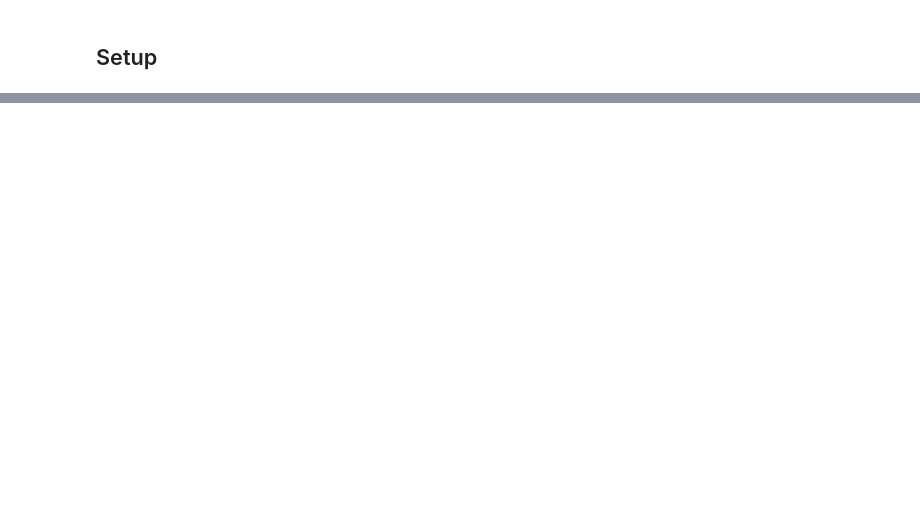
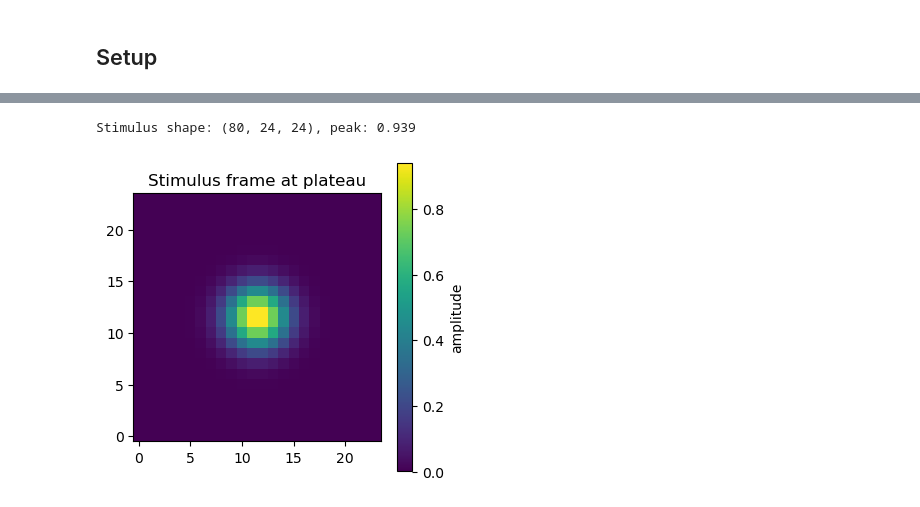
Before and after one commit to benefron/sensoryforge, a Jupyter notebook: examples/notebooks/01_quickstart.ipynb, the cells around one changed output, grey strips where cells are left out. Drawn from its saved outputs; the diff is of its cells as text; code cells hidden in the pictures; blank space fills up the shorter version.

```diff
--- a/examples/notebooks/01_quickstart.ipynb
+++ b/examples/notebooks/01_quickstart.ipynb
@@ -184,0 +93,29 @@ You've completed a basic SensoryForge encoding pipeline:
+# %%
+rows, cols = grid.rows, grid.cols
+half_extent = (rows - 1) * grid.spacing / 2.0
+coords_1d = torch.linspace(-half_extent, half_extent, rows)
+xx, yy = torch.meshgrid(coords_1d, coords_1d, indexing="ij")
+
+n_steps = 80
+ramp_up, plateau, ramp_down = 10, 60, 10
+amplitude = torch.cat(
+    [
+        torch.linspace(0.0, 1.0, ramp_up),
+        torch.ones(plateau),
+        torch.linspace(1.0, 0.0, ramp_down),
+    ]
+)
+assert amplitude.shape[0] == n_steps
+
+bump = gaussian_pressure_torch(xx, yy, center_x=0.0, center_y=0.0, amplitude=1.0, sigma=0.3)
+stimulus = amplitude[:, None, None] * bump[None, :, :]  # [time, H, W]
+print(f"Stimulus shape: {tuple(stimulus.shape)}, peak: {stimulus.max().item():.3f}")
+
+plt.figure(figsize=(4, 4))
+plt.imshow(stimulus[n_steps // 2].numpy(), origin="lower")
+plt.title("Stimulus frame at plateau")
+plt.colorbar(label="amplitude")
+plt.show()
+# %% [output]
+Stimulus shape: (80, 24, 24), peak: 0.939
+[figure, added]
```
Also changed, not shown: parts of 25 cells of this notebook, 3 other files.
